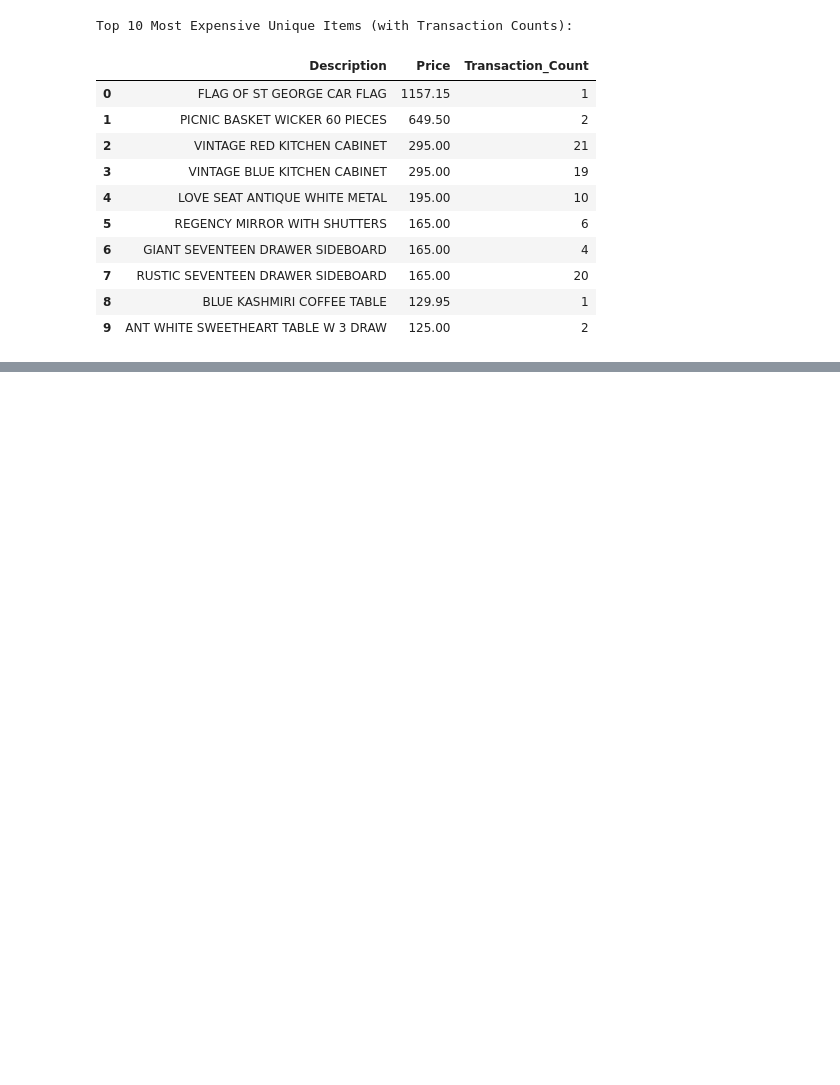
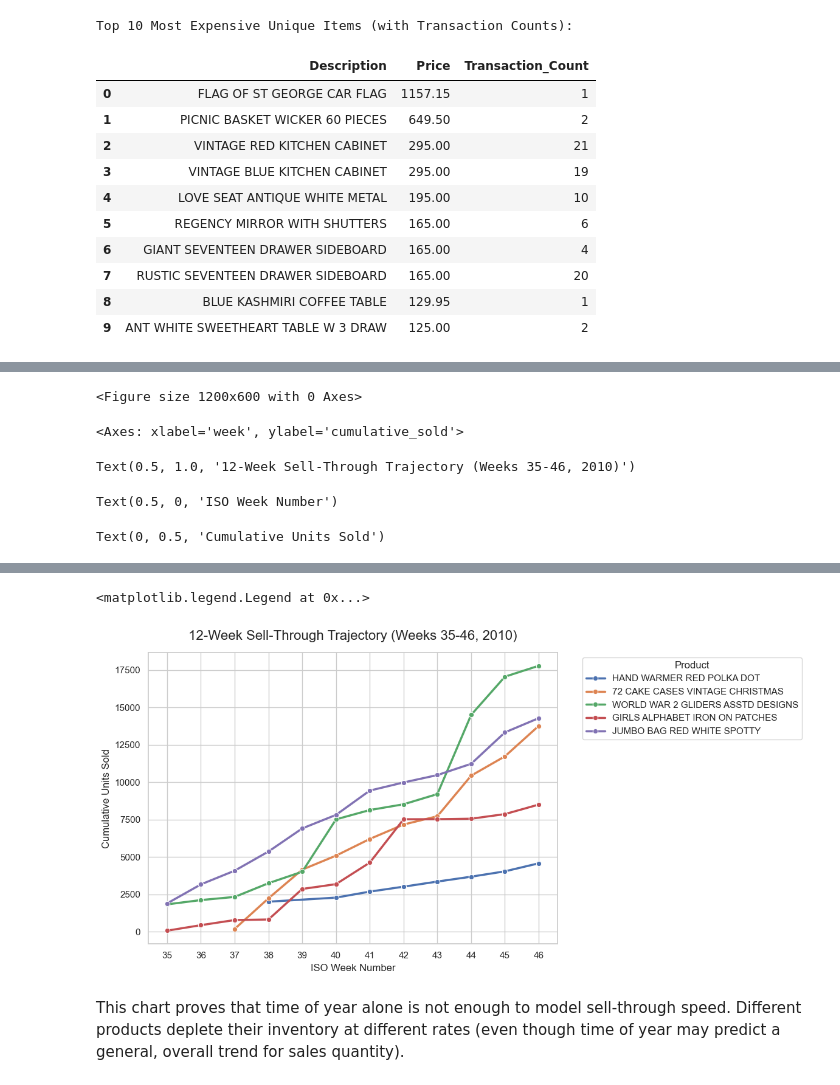
Before and after one commit to bhavyen-1001/retail-markdown-optimiser, a Jupyter notebook: notebooks/03_EDA_pre_segmentation.ipynb, the cells around one changed output, grey strips where cells are left out. Saved outputs shown, nothing was run; the diff lists cells and outputs as text; code cells hidden in the pictures; blank space fills up the shorter version.

```diff
--- a/notebooks/03_EDA_pre_segmentation.ipynb
+++ b/notebooks/03_EDA_pre_segmentation.ipynb
@@ -310,0 +367,68 @@ Nonetheless, our analysis of the most common and most expensive price points and
+# %%
+import random
+
+# 1. Define our fixed 12-week calendar window to control for seasonality
+target_year = 2010
+start_week = 35
+end_week = 46
+
+window_data = df[
+    (df['year'] == target_year) &
+    (df['week'] >= start_week) &
+    (df['week'] <= end_week)
+]
+
+# 2. Identify top SKUs specifically within this time window to ensure they were active
+top_window_skus = window_data.groupby('StockCode')['Quantity'].sum().nlargest(50).index.tolist()
+
+# 3. Randomly sample 5 SKUs from this active pool
+random.seed(69)
+sample_skus = random.sample(top_window_skus, 5)
+
+# 4. Filter data for these 5 SKUs and aggregate weekly
+sample_data = window_data[window_data['StockCode'].isin(sample_skus)].copy()
+weekly_sample = sample_data.groupby(['StockCode', 'week']).agg(
+    weekly_quantity=('Quantity', 'sum')
+).reset_index()
+
+# 5. Calculate cumulative sales
+# Sort to ensure chronological order before calculating cumulative sums
+weekly_sample = weekly_sample.sort_values(by=['StockCode', 'week'])
+
+# Calculate running total of units sold per SKU
+weekly_sample['cumulative_sold'] = weekly_sample.groupby('StockCode')['weekly_quantity'].cumsum()
+
+# 6. Map the StockCodes back to readable product descriptions
+sku_to_desc = df[['StockCode', 'Description']].drop_duplicates(subset=['StockCode']).set_index('StockCode')['Description'].to_dict()
+weekly_sample['Product_Name'] = weekly_sample['StockCode'].map(sku_to_desc)
+
+# 7. Generate the plot
+plt.figure(figsize=(12, 6))
+
+sns.lineplot(
+    data=weekly_sample,
+    x='week',
+    y='cumulative_sold',
+    hue='Product_Name',
+    marker='o',
+    linewidth=2.5
+)
+
+plt.title(f'12-Week Sell-Through Trajectory (Weeks {start_week}-{end_week}, {target_year})', fontsize=16, pad=15)
+plt.xlabel('ISO Week Number', fontsize=12)
+plt.ylabel('Cumulative Units Sold', fontsize=12)
+
+# Ensure all 12 weeks show on the x-axis
+plt.xticks(range(start_week, end_week + 1))
+
+# Move the legend outside the plot
+plt.legend(title='Product', bbox_to_anchor=(1.05, 1), loc='upper left')
+
+plt.tight_layout()
+plt.show()
+# %% [output]
+<Figure size 1200x600 with 0 Axes>
+<Axes: xlabel='week', ylabel='cumulative_sold'>
+Text(0.5, 1.0, '12-Week Sell-Through Trajectory (Weeks 35-46, 2010)')
+Text(0.5, 0, 'ISO Week Number')
+Text(0, 0.5, 'Cumulative Units Sold')
@@ -310,0 +452,4 @@ Nonetheless, our analysis of the most common and most expensive price points and
+<matplotlib.legend.Legend at 0x...>
+[figure, added]
+# %% [markdown]
+This chart proves that time of year alone is not enough to model sell-through speed. Different products deplete their inventory at different rates (even though time of year may predict a general, overall trend for sales quantity).
```
Also changed, not shown: parts of 5 cells of this notebook.
